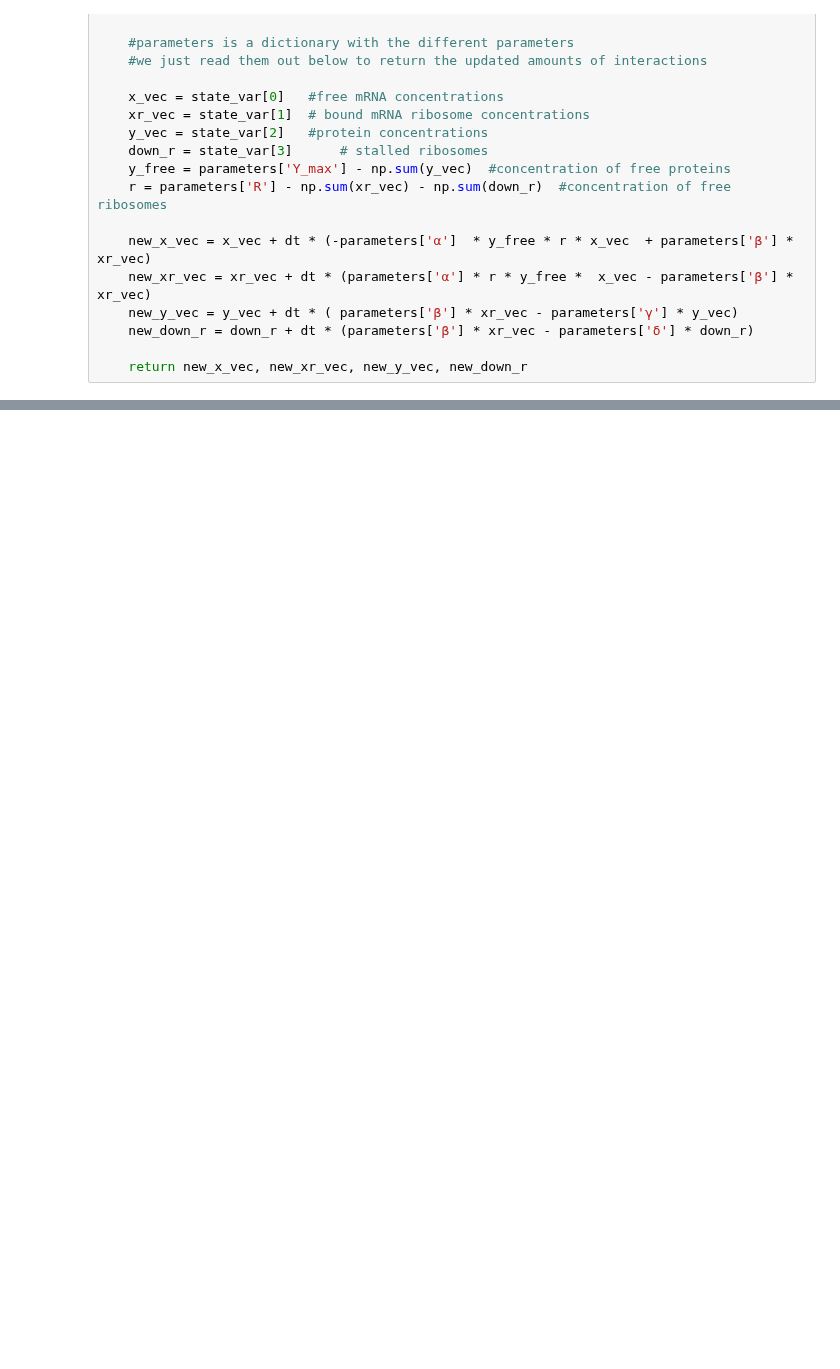
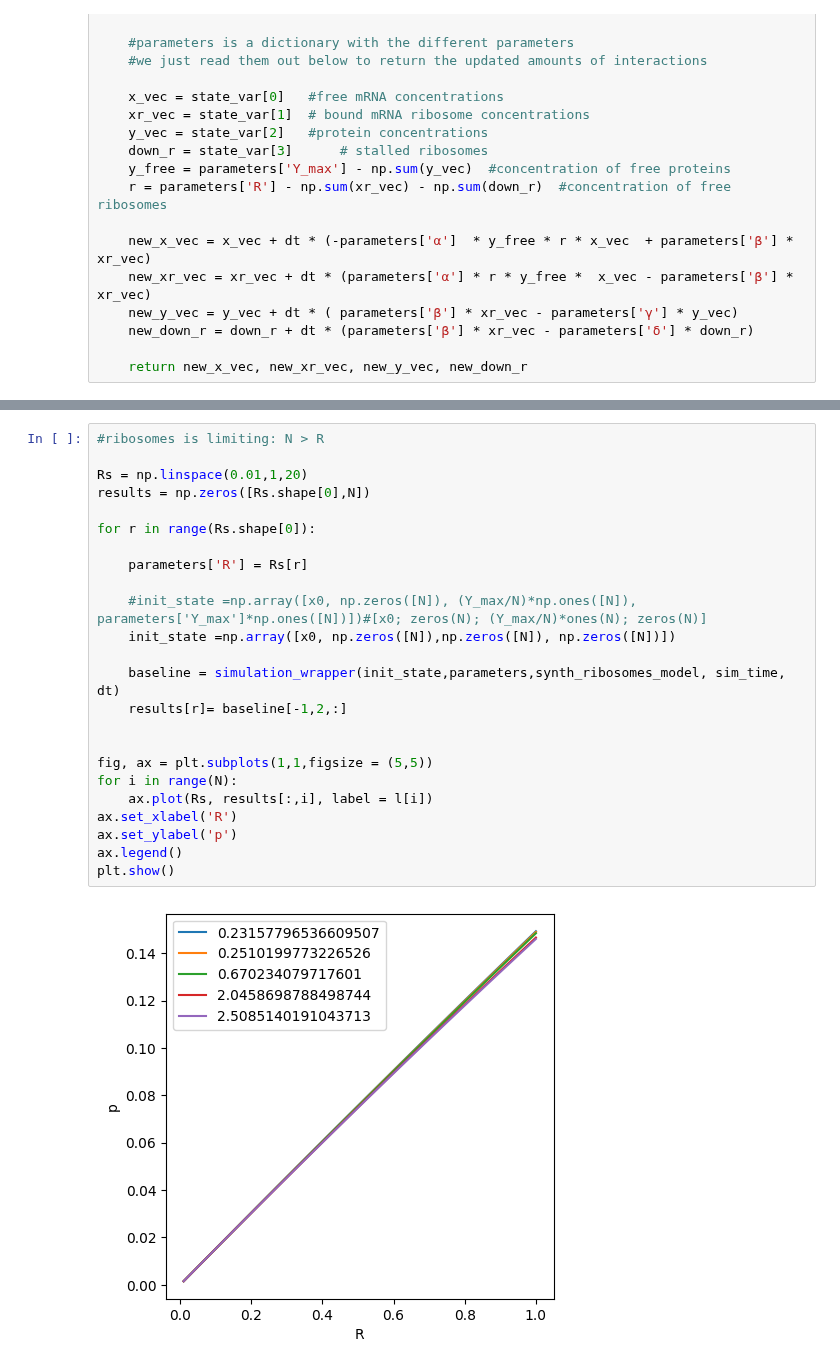
Before and after one commit to prubisch/competition_in_proteinsynthesis_in_autism, a Jupyter notebook: ribosomal_stalling.ipynb, the cells around one changed output, grey strips where cells are left out. Drawn from its saved outputs; the diff is of its cells as text; blank space fills up the shorter version.

Commit message:
Safe after figuring that the simplest model reproduces something we want to see?

```diff
--- a/ribosomal_stalling.ipynb
+++ b/ribosomal_stalling.ipynb
@@ -237,0 +317,26 @@ Ratio (short/long) in high condition:1.021343928340603
+# %%
+#ribosomes is limiting: N > R
+
+Rs = np.linspace(0.01,1,20)
+results = np.zeros([Rs.shape[0],N])
+
+for r in range(Rs.shape[0]):
+
+    parameters['R'] = Rs[r]
+
+    #init_state =np.array([x0, np.zeros([N]), (Y_max/N)*np.ones([N]), parameters['Y_max']*np.ones([N])])#[x0; zeros(N); (Y_max/N)*ones(N); zeros(N)]
+    init_state =np.array([x0, np.zeros([N]),np.zeros([N]), np.zeros([N])])
+
+    baseline = simulation_wrapper(init_state,parameters,synth_ribosomes_model, sim_time, dt)
+    results[r]= baseline[-1,2,:]
+
+
+fig, ax = plt.subplots(1,1,figsize = (5,5))
+for i in range(N):
+    ax.plot(Rs, results[:,i], label = l[i])
+ax.set_xlabel('R')
+ax.set_ylabel('p')
+ax.legend()
+plt.show()
+# %% [output]
+[figure, added]
```
Also changed, not shown: parts of 2 cells of this notebook, 16 other files.
